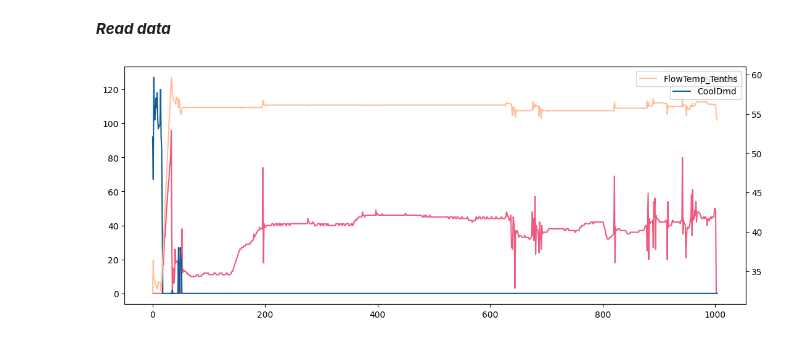
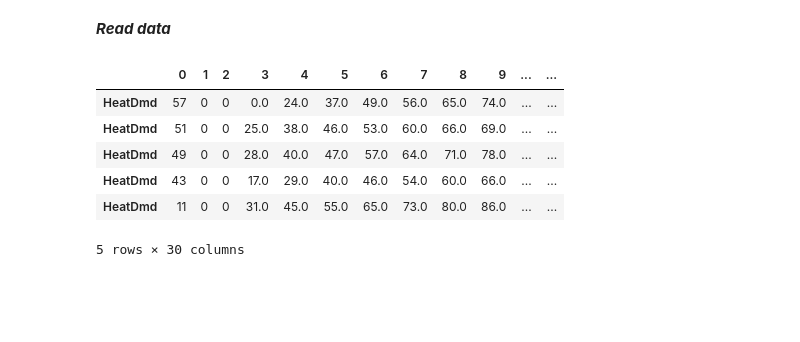
Before and after one commit to M6402334art/Yoom-s-project, a Jupyter notebook: SecondMethod.ipynb, the cells around one changed output. Drawn from its saved outputs; the diff is of its cells as text; code cells hidden in the pictures; blank space fills up the shorter version.

```diff
--- a/SecondMethod.ipynb
+++ b/SecondMethod.ipynb
@@ -69,15 +69,3 @@ b20 = pd.read_csv('files/Bad20.csv')
-# %%
-fig, ax1 = plt.subplots(figsize=(13,5))
-ax1.plot(b1['HeatDmd'].index, b1['HeatDmd'], color='#F05A7E', label='HeatDmd')
-ax1.plot(b1['CoolDmd'].index, b1['CoolDmd'], color='#125B9A', label='CoolDmd')
-ax2 = ax1.twinx()
-ax2.plot(b1['FlowTemp_Tenths'].index, b1['FlowTemp_Tenths'], color='#FFBE98', label='FlowTemp_Tenths')
-
-ax1.legend()
-ax2.legend()
-plt.show()
-# %% [output]
-[figure, removed]
 # %%
 # transpose data
 g1R = g1['HeatDmd'].transpose()
@@ -191,2 +175,12 @@ df.to_csv('all.csv')
+# %%
+df.head()
+# %% [output]
+|  | 0 | 1 | 2 | 3 | 4 | 5 | 6 | 7 | 8 | 9 | ... | ... |
+| HeatDmd | 57 | 0 | 0 | 0.0 | 24.0 | 37.0 | 49.0 | 56.0 | 65.0 | 74.0 | ... | ... |
+| HeatDmd | 51 | 0 | 0 | 25.0 | 38.0 | 46.0 | 53.0 | 60.0 | 66.0 | 69.0 | ... | ... |
+| HeatDmd | 49 | 0 | 0 | 28.0 | 40.0 | 47.0 | 57.0 | 64.0 | 71.0 | 78.0 | ... | ... |
+| HeatDmd | 43 | 0 | 0 | 17.0 | 29.0 | 40.0 | 46.0 | 54.0 | 60.0 | 66.0 | ... | ... |
+| HeatDmd | 11 | 0 | 0 | 31.0 | 45.0 | 55.0 | 65.0 | 73.0 | 80.0 | 86.0 | ... | ... |
+5 rows × 30 columns
 # %%
 # Step 1: Read data from Excel file
```
Also changed, not shown: parts of 6 cells of this notebook, 5 other files.
